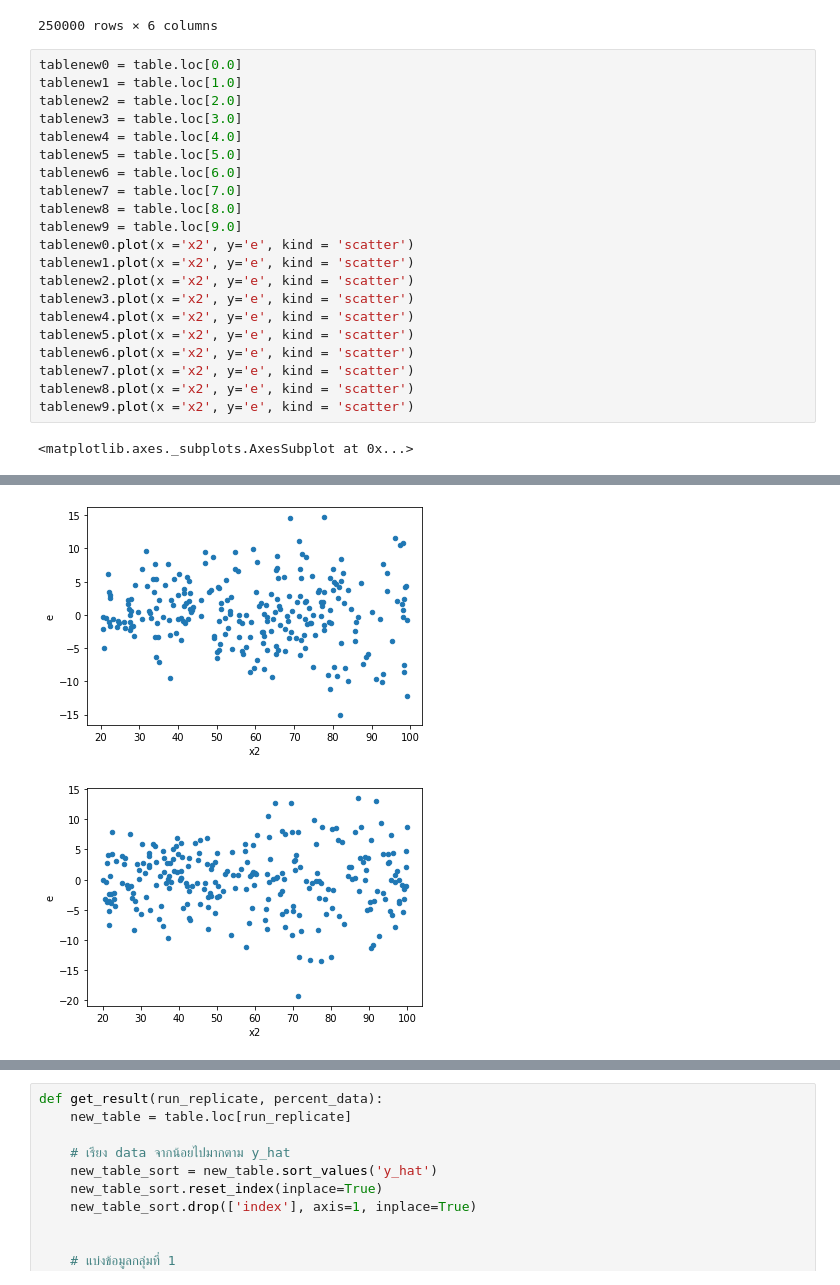
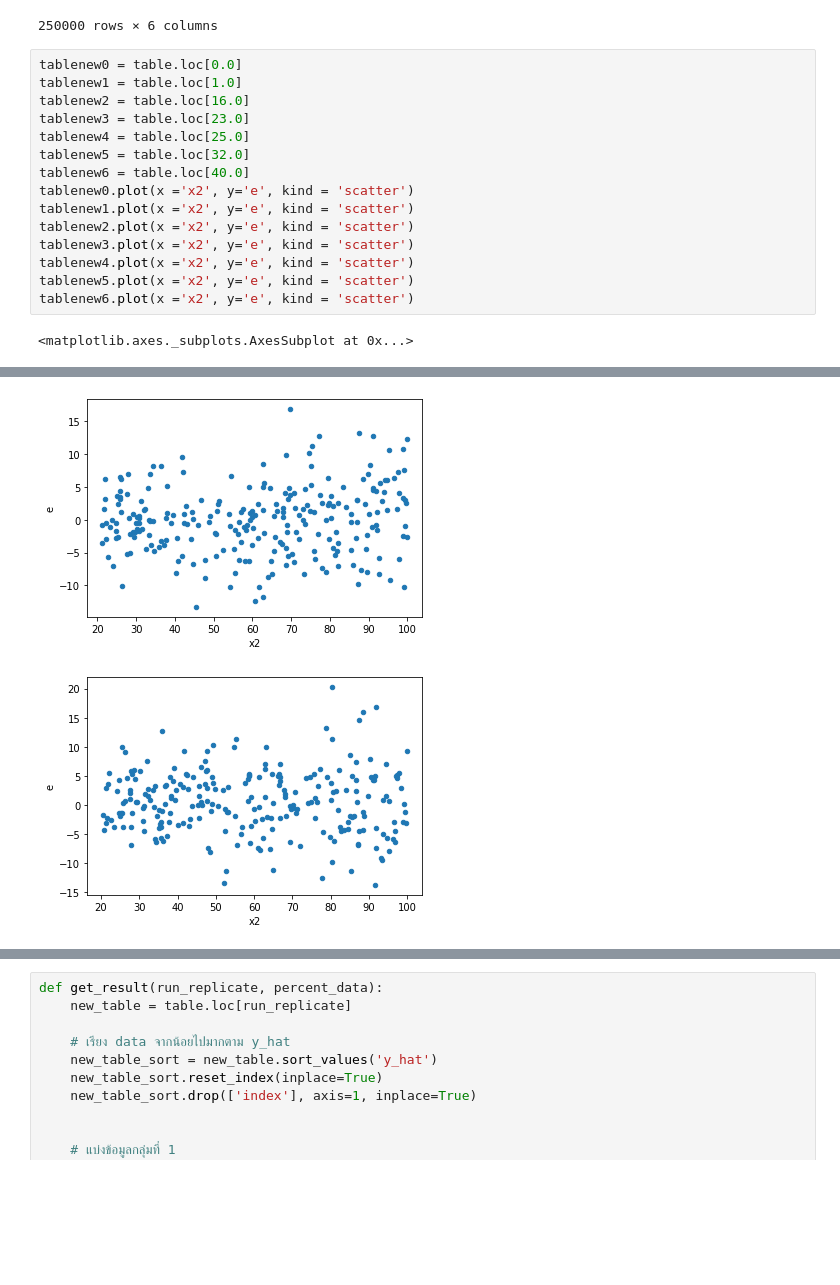
Before and after one commit to iam-fern/Generate_multiplication_2X, a Jupyter notebook: GQtest_data(y_hat)_multi_delta_(0_8)_n250_01.ipynb, the cells around one changed output, grey strips where cells are left out. Saved outputs shown, nothing was run; the diff lists cells and outputs as text; blank space fills up the shorter version.

```diff
--- a/GQtest_data(y_hat)_multi_delta_(0_8)_n250_01.ipynb
+++ b/GQtest_data(y_hat)_multi_delta_(0_8)_n250_01.ipynb
@@ -138,14 +138,11 @@ table
 # %%
 tablenew0 = table.loc[0.0]
 tablenew1 = table.loc[1.0]
-tablenew2 = table.loc[2.0]
-tablenew3 = table.loc[3.0]
-tablenew4 = table.loc[4.0]
-tablenew5 = table.loc[5.0]
-tablenew6 = table.loc[6.0]
-tablenew7 = table.loc[7.0]
-tablenew8 = table.loc[8.0]
-tablenew9 = table.loc[9.0]
+tablenew2 = table.loc[16.0]
+tablenew3 = table.loc[23.0]
+tablenew4 = table.loc[25.0]
+tablenew5 = table.loc[32.0]
+tablenew6 = table.loc[40.0]
 tablenew0.plot(x ='x2', y='e', kind = 'scatter')
 tablenew1.plot(x ='x2', y='e', kind = 'scatter')
 tablenew2.plot(x ='x2', y='e', kind = 'scatter')
@@ -153,9 +150,6 @@ tablenew3.plot(x ='x2', y='e', kind = 'scatter')
 tablenew4.plot(x ='x2', y='e', kind = 'scatter')
 tablenew5.plot(x ='x2', y='e', kind = 'scatter')
 tablenew6.plot(x ='x2', y='e', kind = 'scatter')
-tablenew7.plot(x ='x2', y='e', kind = 'scatter')
-tablenew8.plot(x ='x2', y='e', kind = 'scatter')
-tablenew9.plot(x ='x2', y='e', kind = 'scatter')
 # %% [output]
 <matplotlib.axes._subplots.AxesSubplot at 0x...>
 [figure]
@@ -164,2 +158,2 @@ tablenew9.plot(x ='x2', y='e', kind = 'scatter')
-[figure, old version]
+[figure, new version]
-[figure, old version]
+[figure, new version]
```
Also changed, not shown: parts of 1 cell of this notebook.
